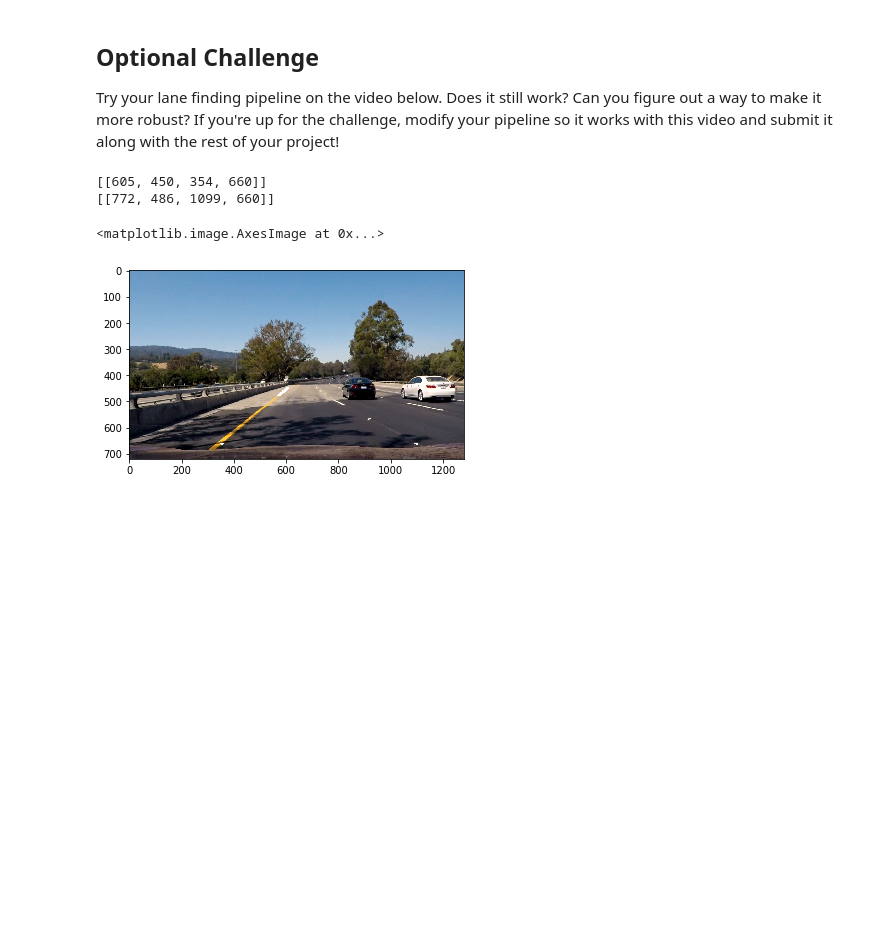
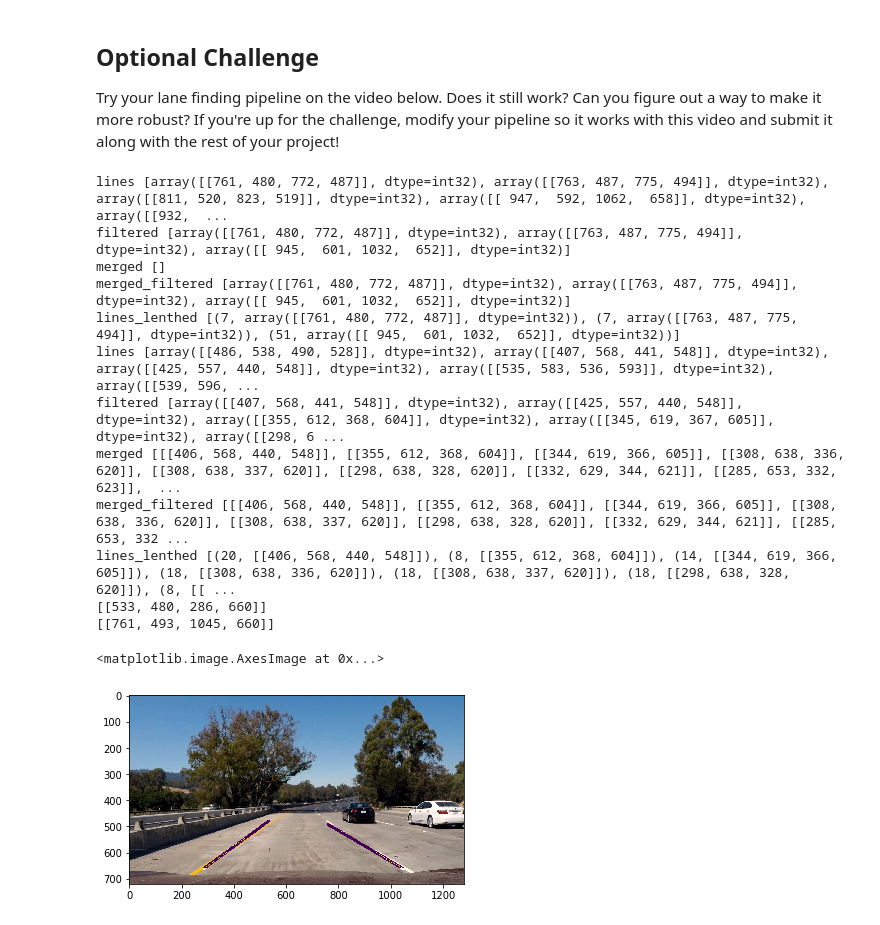
Before and after one commit to acidhills/udacity_traffic_lanes, a Jupyter notebook: P1.ipynb, the cells around one changed output. Saved outputs shown, nothing was run; the diff lists cells and outputs as text; code cells hidden in the pictures; blank space fills up the shorter version.

```diff
--- a/P1.ipynb
+++ b/P1.ipynb
@@ -527,36 +544,46 @@ def clip3_process(img):
 #         left, right = get_lines(gray_img)
         raise e
 # %%
-image1 = mpimg.imread(challenge_src +'100.jpg')
-# image = mpimg.imread('img_fucked_up.jpg')
+# image1 = mpimg.imread(challenge_src +'100.jpg')
+image1 = mpimg.imread('img_err.jpg')
 # plt.imshow(clip3_process(image1))
 y_len, x_len,channels = image1.shape
 image = image1[0:y_len-60, 0:x_len,0:channels]
 image2 = image1[0:y_len-60, 0:x_len,0:channels]
 
-# plt.imshow(process_image(image))
+# # plt.imshow(process_image(image))
 
 image = get_prepared_image(image, y_correction=150, x_correction=130)
 # # gray_img= grayscale(image)
 # # gray_img = gaussian_blur(gray_img,11)
 # # gray_img = canny(gray_img,10,20 )
 # plt.imshow(gray_img, cmap='gray')
 l,r = get_lines(image)
-r_line = get_border(r)
+r_line = get_border(r,True)
 r_top  = (r[0][0][0],r[0][0][1])
-l_line = get_border(l)
+l_line = get_border(l,True)
 l_top = (l[0][0][0],l[0][0][1])
 print(get_line(l_line,r_top, l_top,image.shape))
 print(get_line(r_line,l_top, r_top,image.shape))
 draw_lines(image1,[[l_line],[r_line]],thickness=10)
 
 draw_lines(image1, [get_line(l_line,r_top, l_top,image.shape),get_line(r_line,l_top, r_top,image.shape)],thickness=10)
 plt.imshow(image1)
 # %% [output]
-[[605, 450, 354, 660]]
-[[772, 486, 1099, 660]]
+lines [array([[761, 480, 772, 487]], dtype=int32), array([[763, 487, 775, 494]], dtype=int32), array([[811, 520, 823, 519]], dtype=int32), array([[ 947,  592, 1062,  658]], dtype=int32), array([[932,  ...
+filtered [array([[761, 480, 772, 487]], dtype=int32), array([[763, 487, 775, 494]], dtype=int32), array([[ 945,  601, 1032,  652]], dtype=int32)]
+merged []
+merged_filtered [array([[761, 480, 772, 487]], dtype=int32), array([[763, 487, 775, 494]], dtype=int32), array([[ 945,  601, 1032,  652]], dtype=int32)]
+lines_lenthed [(7, array([[761, 480, 772, 487]], dtype=int32)), (7, array([[763, 487, 775, 494]], dtype=int32)), (51, array([[ 945,  601, 1032,  652]], dtype=int32))]
+lines [array([[486, 538, 490, 528]], dtype=int32), array([[407, 568, 441, 548]], dtype=int32), array([[425, 557, 440, 548]], dtype=int32), array([[535, 583, 536, 593]], dtype=int32), array([[539, 596, ...
+filtered [array([[407, 568, 441, 548]], dtype=int32), array([[425, 557, 440, 548]], dtype=int32), array([[355, 612, 368, 604]], dtype=int32), array([[345, 619, 367, 605]], dtype=int32), array([[298, 6 ...
+merged [[[406, 568, 440, 548]], [[355, 612, 368, 604]], [[344, 619, 366, 605]], [[308, 638, 336, 620]], [[308, 638, 337, 620]], [[298, 638, 328, 620]], [[332, 629, 344, 621]], [[285, 653, 332, 623]],  ...
+merged_filtered [[[406, 568, 440, 548]], [[355, 612, 368, 604]], [[344, 619, 366, 605]], [[308, 638, 336, 620]], [[308, 638, 337, 620]], [[298, 638, 328, 620]], [[332, 629, 344, 621]], [[285, 653, 332 ...
+lines_lenthed [(20, [[406, 568, 440, 548]]), (8, [[355, 612, 368, 604]]), (14, [[344, 619, 366, 605]]), (18, [[308, 638, 336, 620]]), (18, [[308, 638, 337, 620]]), (18, [[298, 638, 328, 620]]), (8, [[ ...
+[[533, 480, 286, 660]]
+[[761, 493, 1045, 660]]
 <matplotlib.image.AxesImage at 0x...>
-[figure, old version]
+[figure, new version]
 # %%
 challenge_src = 'challenge_src/'
 challenge_rdy = 'challenge_rdy/'
```
Also changed, not shown: parts of 6 cells of this notebook, 11 other files.
